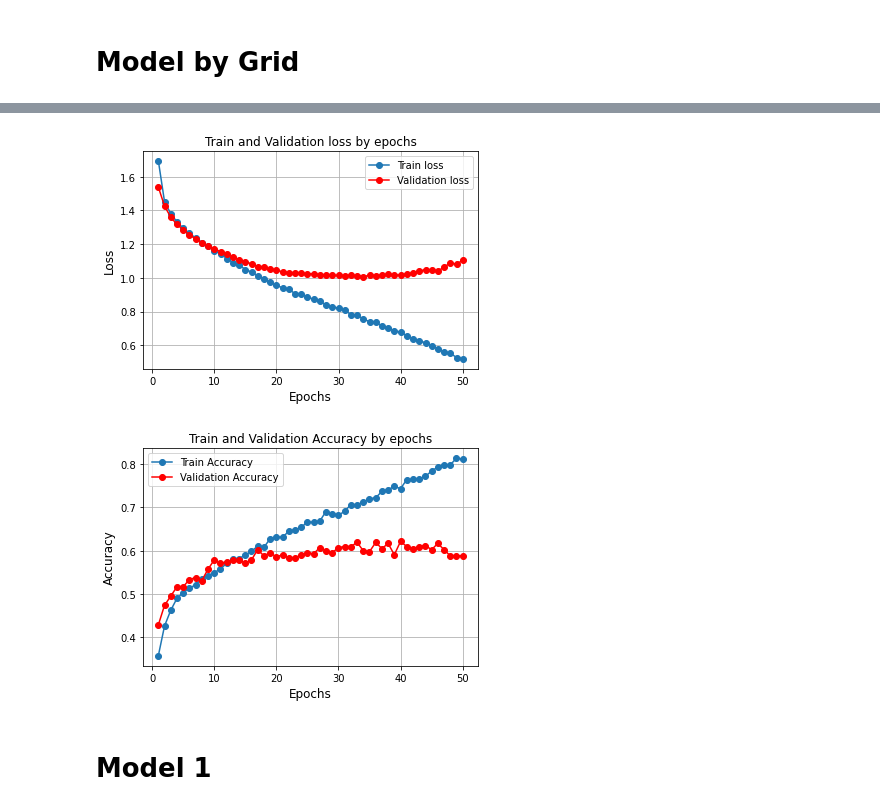
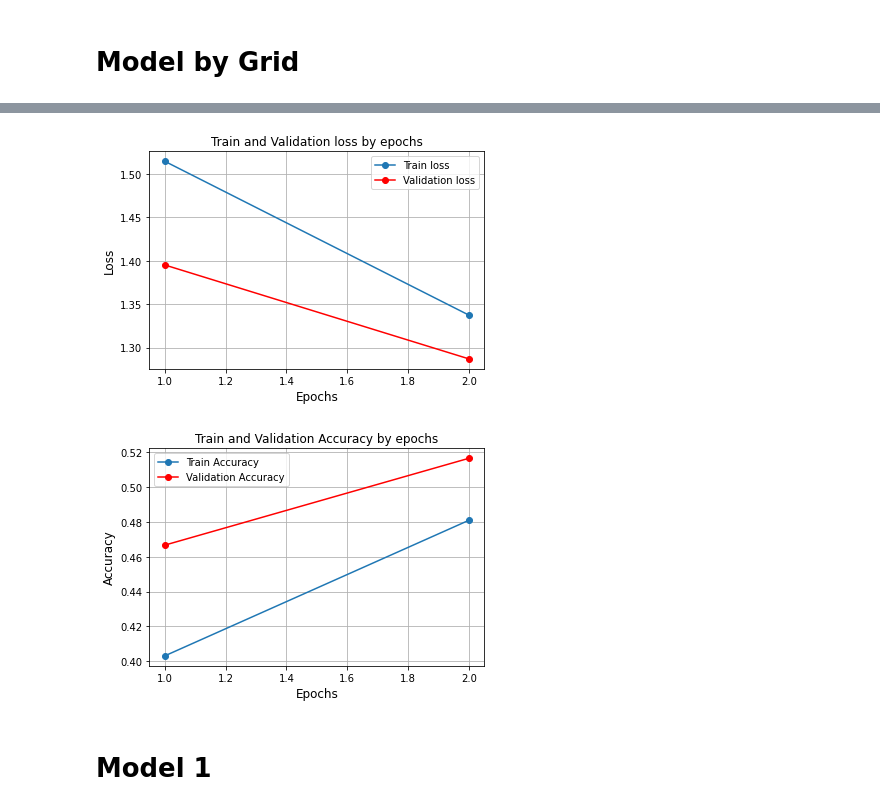
Before and after one commit to sepandms/SkinCare, a Jupyter notebook: CNN_60x45.ipynb, the cells around one changed output, grey strips where cells are left out. Saved outputs shown, nothing was run; the diff lists cells and outputs as text; code cells hidden in the pictures.

```diff
--- a/CNN_60x45.ipynb
+++ b/CNN_60x45.ipynb
@@ -253,10 +246,9 @@ def confusion_matrix(Y_pred,Y):
 # %% [markdown]
 ### **1.3 Training**
 # %%
-# Training
 class Model_Training:
 
-    def __init__(self, Net, LR, batch_size , Momentum, epochs, weight_decay, loss_func, opt_func, X_train, Y_train, X_valid, Y_valid):
+    def __init__(self, Net, LR, batch_size , Momentum, epochs, weight_decay, loss_func, opt_func, X_train, Y_train, X_valid, Y_valid, print_epochs):
 
         self.model = Net().to(device)
         if opt_func is torch.optim.Adam:
@@ -266,6 +258,7 @@ class Model_Training:
 
         self.loss_func = loss_func()
         self.epochs = epochs
+        self.print_epochs = print_epochs
         self.X_train = X_train.to(device)
         self.Y_train = Y_train.to(device)
         self.X_valid = X_valid.to(device)
@@ -339,8 +332,8 @@ class Model_Training:
             self.Epochs_Val_loss.append(val_epoch_loss)
             self.Epochs_Val_Acc.append(val_epoch_Acc)
             End_time = time.time()
-            print('[Epoch: {}]  , Train_loss: {:.1f} , Train_Acc: {:.1%}, Val_loss: {:.1f} , Val_Acc: {:.1%} , run time: {}'
-            .format(epoch , train_epoch_loss , train_epoch_Acc , val_epoch_loss , val_epoch_Acc, np.round(End_time - start_time, 2)))
+            if self.print_epochs:
+                print('[Epoch: {}]  , Train_loss: {:.1f} , Train_Acc: {:.1%}, Val_loss: {:.1f} , Val_Acc: {:.1%} , run time: {}'.format(epoch , train_epoch_loss , train_epoch_Acc , val_epoch_loss , val_epoch_Acc, np.round(End_time - start_time, 2)))
 
-        print('Finished Training')
+        # print('Finished Training')
 # %% [markdown]
@@ -355,14 +348,14 @@ Y_test = labels[2]
 # %% [markdown]
 # **Model by Grid**
 # %%
-Net = [CNN_Net2,CNN_Net3]
-LR = [0.001,0.0012,0.0015,0.0018,0.01]
-batch_size = [64,30,50]
-Momentum = [0.65,0.72,0.8]
-epochs = [50]
-weight_decay = [0,0.0001,0.000001,0.0000002]
+Net = [CNN_Net3]
+LR = [0.0012,0.0015,0.0018,0.01]
+batch_size = [30,50]
+Momentum = [0.72,0.78,0.8]
+epochs = [2]
+weight_decay = [0,0.000001,0.0000001,0.0000002]
 loss_func  =  [nn.CrossEntropyLoss]
-opt_func = [torch.optim.SGD,torch.optim.Adam]
+opt_func = [torch.optim.SGD]
 
 grid = {
     'Net' : Net
@@ -378,8 +371,12 @@ params = sk.model_selection.ParameterGrid(grid)
 # %%
 Hyper_Details = pd.DataFrame(columns=['hyper_param','train_accuracy','valid_accuracy','test_accuracy','train_fscore','valid_fscore','test_fscore','train_precision','valid_precision','test_precision'
                                     ,'train_recall','valid_recall','test_recall'])
-for p in params:
-    Model_ = Model_Training2(**p, X_train = X_train , Y_train = Y_train, X_valid = X_valid , Y_valid= Y_valid)
+
+print_epochs = False
+
+pbar = tqdm(params, ncols = 200, desc ="Parameter-Level")
+for p in pbar:
+    Model_ = Model_Training(**p, X_train = X_train , Y_train = Y_train, X_valid = X_valid , Y_valid= Y_valid, print_epochs = print_epochs)
     torch.manual_seed(0)
     Model_.train()
 
@@ -404,6 +401,7 @@ for p in params:
     test_accuracy = sk.metrics.accuracy_score(Y_pred.to('cpu'),Y.to('cpu') )
     test_precision, test_recall, test_fscore, m = sk.metrics.precision_recall_fscore_support(Y_pred.to('cpu'),Y.to('cpu'), average = 'weighted')
 
+    pbar.set_description("Test Accuracy %s" % test_accuracy)
 
     new_row = pd.Series({'hyper_param':p,'train_accuracy':train_accuracy,'valid_accuracy':valid_accuracy,'test_accuracy':test_accuracy,'train_fscore':train_fscore,'valid_fscore':valid_fscore,'test_fscore':test_fscore
     ,'train_precision':train_precision,'valid_precision':valid_precision,'test_precision':test_precision,'train_recall':train_recall,'valid_recall':valid_recall,'test_recall':test_recall}, name='')
@@ -411,9 +409,10 @@ for p in params:
 
 best_one = np.argmax(Hyper_Details.test_fscore)
 best_param = Hyper_Details.iloc[best_one]['hyper_param']
+best_params = Hyper_Details.sort_values('test_accuracy',ascending=False)['hyper_param'][:4]
 
 CNN_Details = Hyper_Details
 CNN_Details.to_csv('SkinCare_60x45_param_Details.csv')
-Model_CV = Model_Training2(**best_param, X_train = X_train, Y_train = Y_train, X_valid = X_valid, Y_valid= Y_valid)
+Model_Grid = Model_Training(**best_param, X_train = X_train, Y_train = Y_train, X_valid = X_valid, Y_valid= Y_valid, print_epochs = print_epochs)
 torch.manual_seed(0)
-Model_CV.train()
+Model_Grid.train()
@@ -430,0 +419,2 @@ best_param
+# %%
+for i in best_params: print(i)
@@ -439,5 +448,5 @@ NameError: ignored
 # %%
-model_ = Model_CV
+model_ = Model_Grid
 epochs_X = [i for i in range(1, model_.epochs+1)]
 epochs_X
 plt.subplots(figsize=(6,4))
@@ -451,23 +460,23 @@ plt.legend()
 plt.title('Train and Validation loss by epochs')
 plt.show()
 # %% [output]
-[figure, old version]
+[figure, new version]
 # %%
-model_ = Model_CV
+model_ = Model_Grid
 epochs_X = [i for i in range(1, model_.epochs+1)]
 epochs_X
 plt.subplots(figsize=(6,4))
 
 plt.plot(epochs_X , model_.Epochs_Train_Acc, 'o-', label='Train Accuracy')
 plt.plot(epochs_X , model_.Epochs_Val_Acc,'ro-', label='Validation Accuracy')
 plt.xlabel("Epochs", fontsize = 12)
 plt.ylabel("Accuracy", fontsize = 12)
 plt.grid()
 plt.legend()
 plt.title('Train and Validation Accuracy by epochs')
 plt.show()
 # %% [output]
-[figure, old version]
+[figure, new version]
 # %% [markdown]
 # **Model 1**
 # %%
```
Also changed, not shown: parts of 20 cells of this notebook, 1 other file.
